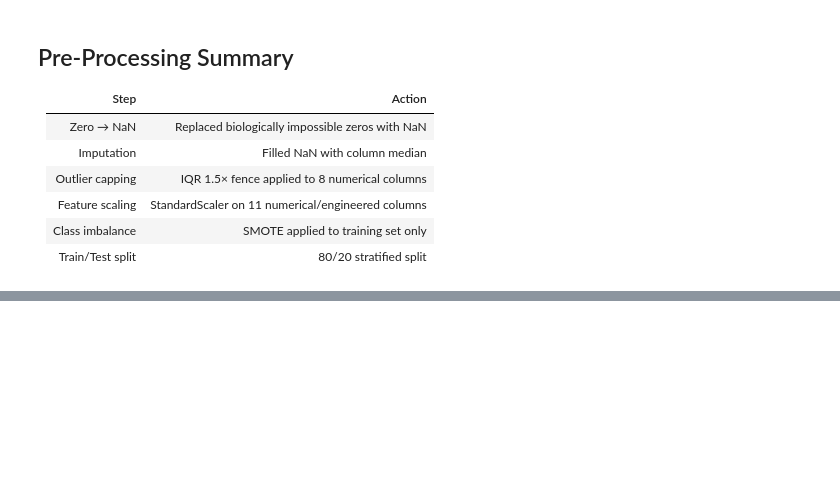
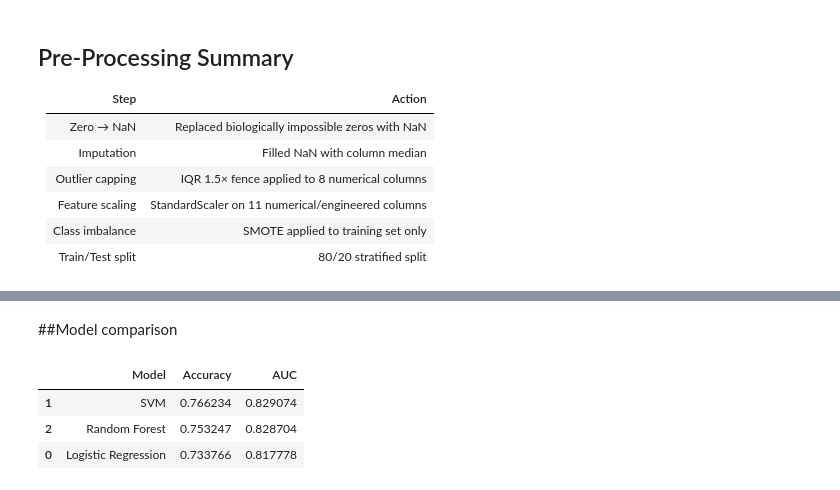
Before and after one commit to shahdelmasry12/University-Machine-Learning-Project, a Jupyter notebook: Diabetes_Prediction.ipynb, the cells around one changed output, grey strips where cells are left out. Saved outputs shown, nothing was run; the diff lists cells and outputs as text; code cells hidden in the pictures; blank space fills up the shorter version.

```diff
--- a/Diabetes_Prediction.ipynb
+++ b/Diabetes_Prediction.ipynb
@@ -465,0 +506,9 @@ plt.show()
+# %%
+y_pred_log = log_model.predict(X_test)
+# Logistic
+# %%
+y_pred_svm = svm_model.predict(X_test)
+# SVM
+# %%
+y_pred_rf = rf_model.predict(X_test)
+# Random Forest
@@ -465,0 +608,19 @@ plt.show()
+# %% [markdown]
+##Model comparison
+# %%
+results = pd.DataFrame({
+    "Model": ["Logistic Regression", "SVM", "Random Forest"],
+    "Accuracy": [
+        accuracy_score(y_test, y_pred_log),
+        accuracy_score(y_test, y_pred_svm),
+        accuracy_score(y_test, y_pred_rf)
+    ],
+    "AUC": [auc_log, auc_svm, auc_rf]
+})
+
+results.sort_values(by="AUC", ascending=False)
+# %% [output]
+|  | Model | Accuracy | AUC |
+| 1 | SVM | 0.766234 | 0.829074 |
+| 2 | Random Forest | 0.753247 | 0.828704 |
+| 0 | Logistic Regression | 0.733766 | 0.817778 |
```
Also changed, not shown: parts of 16 cells of this notebook.
